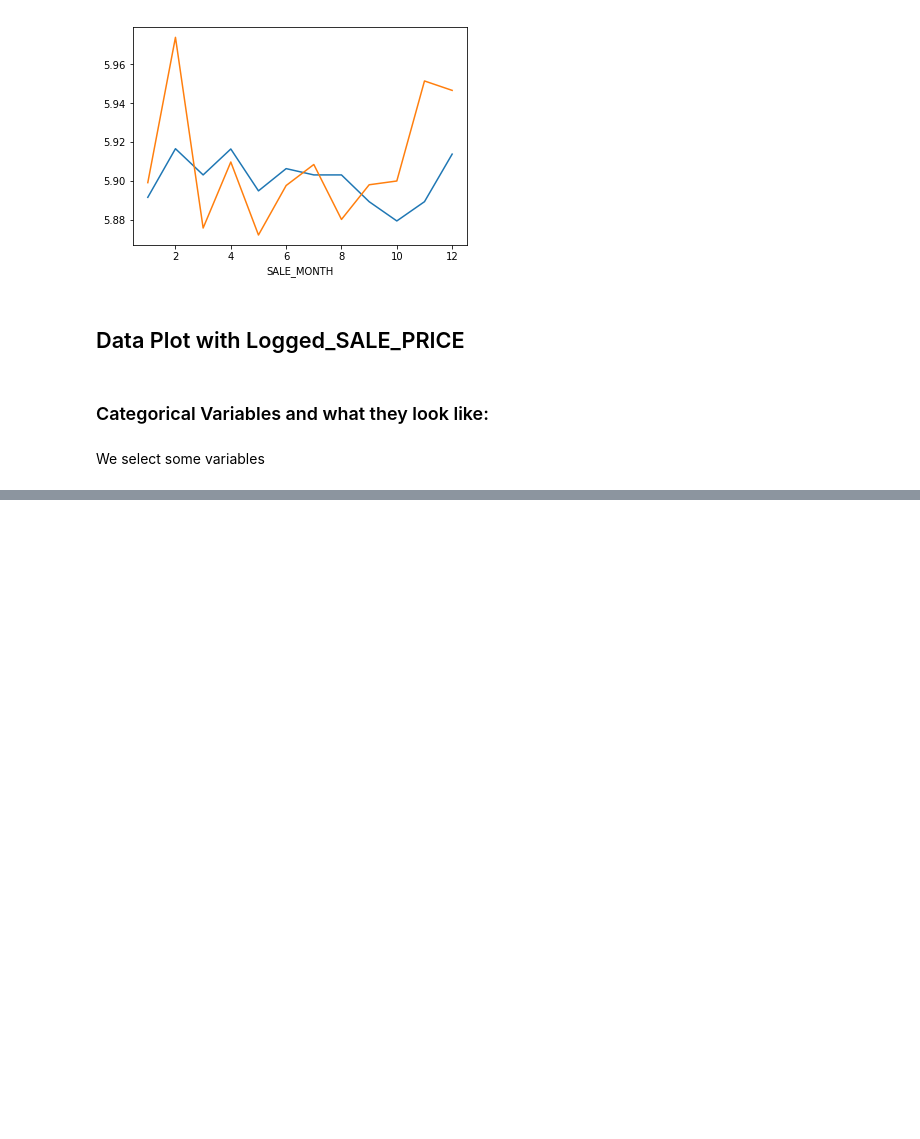
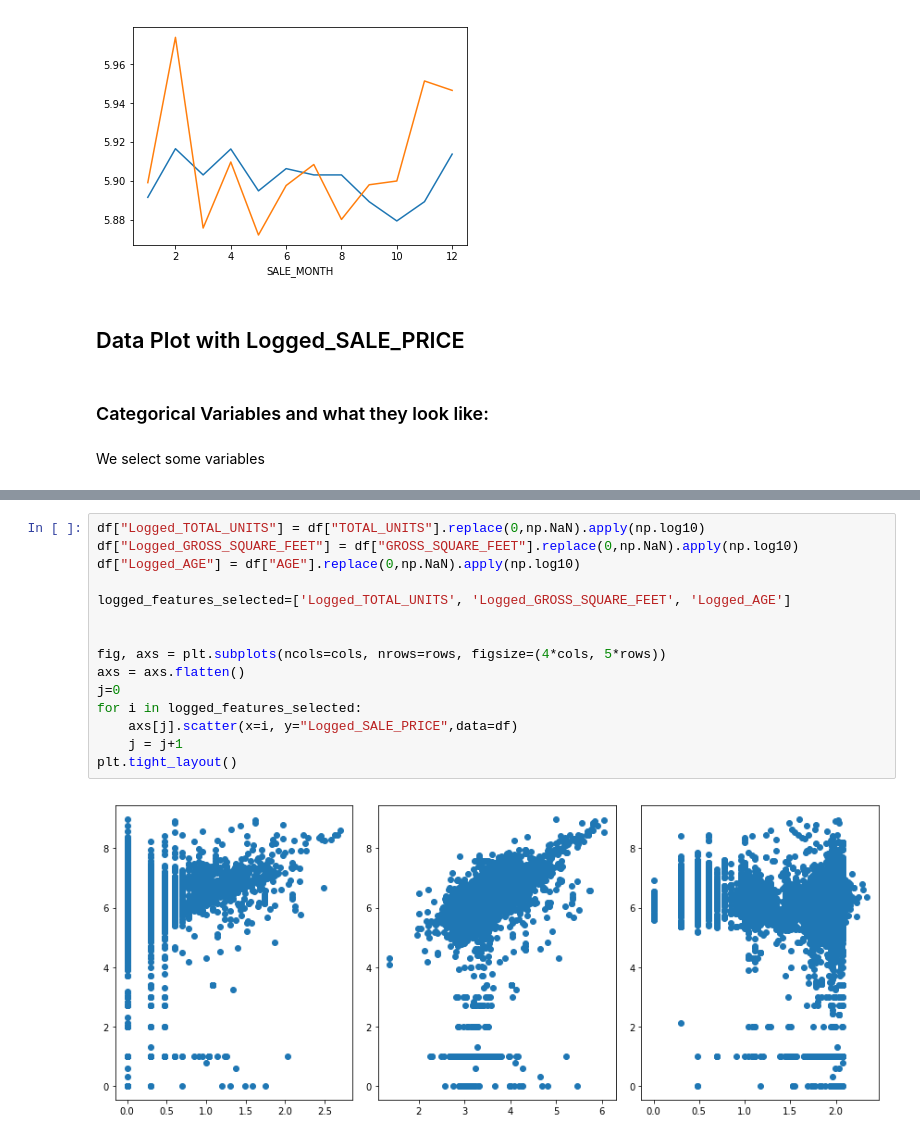
Before and after one commit to sg4455/NYCBuildingPrices, a Jupyter notebook: DataMiningProjectReport_ProjectUpdate_NYC_RealEstatePrice.ipynb, the cells around one changed output, grey strips where cells are left out. Drawn from its saved outputs; the diff is of its cells as text; blank space fills up the shorter version.

```diff
--- a/DataMiningProjectReport_ProjectUpdate_NYC_RealEstatePrice.ipynb
+++ b/DataMiningProjectReport_ProjectUpdate_NYC_RealEstatePrice.ipynb
@@ -195,0 +213,17 @@ plt.tight_layout()
+# %%
+df["Logged_TOTAL_UNITS"] = df["TOTAL_UNITS"].replace(0,np.NaN).apply(np.log10)
+df["Logged_GROSS_SQUARE_FEET"] = df["GROSS_SQUARE_FEET"].replace(0,np.NaN).apply(np.log10)
+df["Logged_AGE"] = df["AGE"].replace(0,np.NaN).apply(np.log10)
+
+logged_features_selected=['Logged_TOTAL_UNITS', 'Logged_GROSS_SQUARE_FEET', 'Logged_AGE']
+
+
+fig, axs = plt.subplots(ncols=cols, nrows=rows, figsize=(4*cols, 5*rows))
+axs = axs.flatten()
+j=0
+for i in logged_features_selected:
+    axs[j].scatter(x=i, y="Logged_SALE_PRICE",data=df)
+    j = j+1
+plt.tight_layout()
+# %% [output]
+[figure, added]
```
Also changed, not shown: parts of 29 cells of this notebook, 3 other files.
